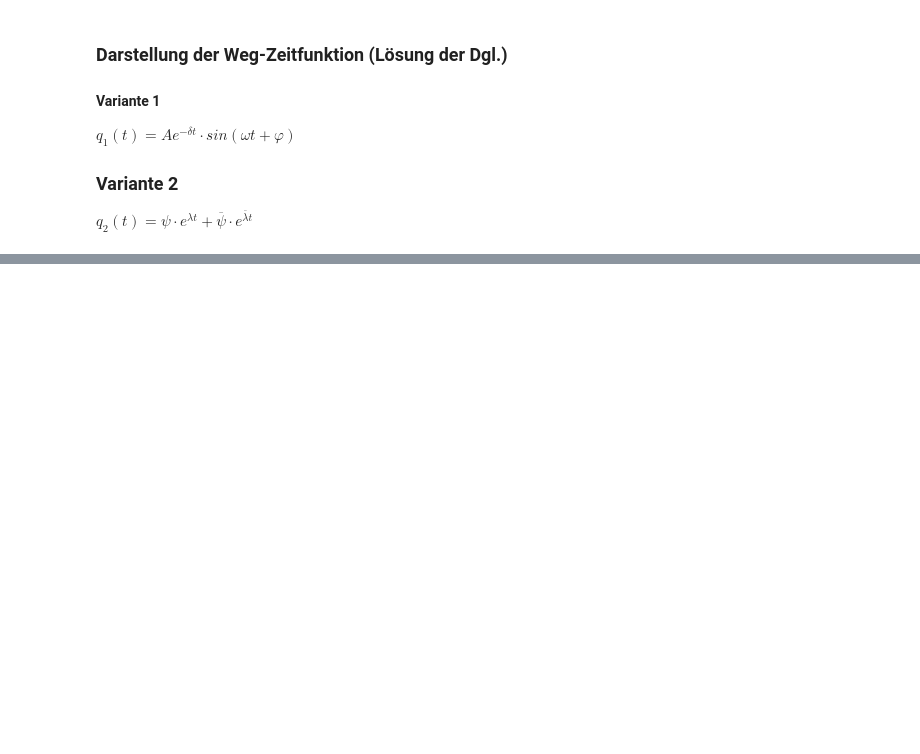
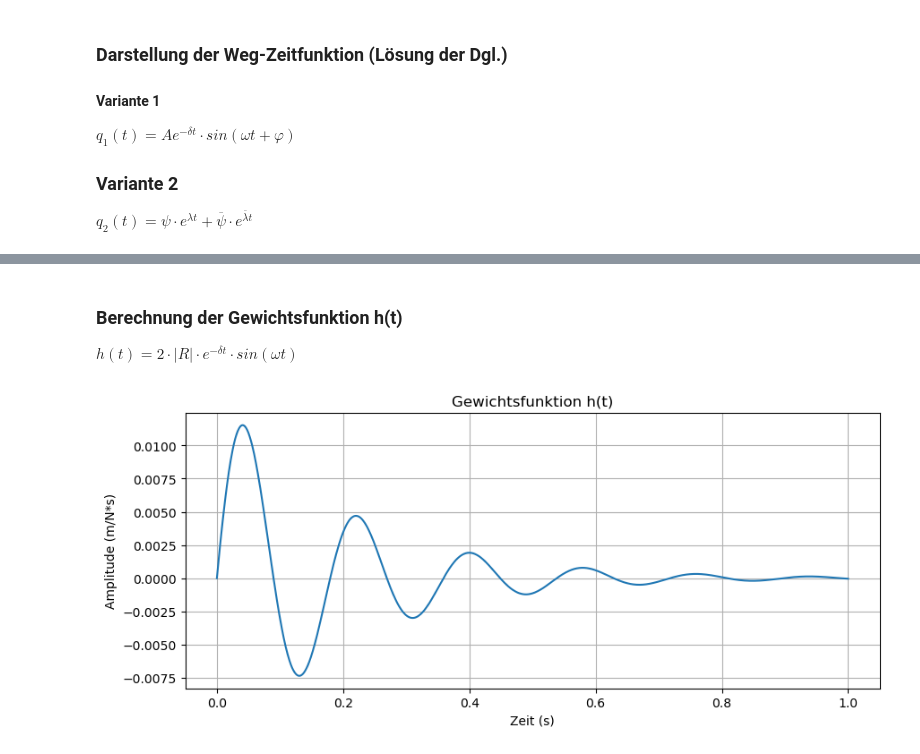
Before and after one commit to Feinmechaniker/Modalanalysis, a Jupyter notebook: SDOF/SDOF.ipynb, the cells around one changed output, grey strips where cells are left out. Cells and saved outputs as stored; diff of their text form; code cells hidden in the pictures; blank space fills up the shorter version.

Commit message:
Gewichtsfunktion

```diff
--- a/SDOF/SDOF.ipynb
+++ b/SDOF/SDOF.ipynb
@@ -294,3 +290,20 @@ plt.show()
+# %% [markdown]
+### Berechnung der Gewichtsfunktion h(t)
+$ h\left ( t \right )=2\cdot \left | R \right |\cdot e^{- \delta t}\cdot sin\left ( \omega t \right ) $
+# %%
+# Berechnung der Gewichtsfunktion
+h = 2 * np.abs(res) * np.exp(- delta * t) * np.sin(w * t)
+
+# Darstellung der Gewichtsfunktion
+plt.figure(figsize=(10, 4))
+plt.plot(t, h, marker=' ', linestyle='-')
+plt.xlabel('Zeit (s)')
+plt.ylabel('Amplitude (m/N*s)')
+plt.title('Gewichtsfunktion h(t)')
+plt.grid(True)
+plt.show()
+# %% [output]
+[figure, added]
 # %%
 # Zeichne die Ortskurve
 plt.figure(figsize=(6, 6))
```
Also changed, not shown: parts of 11 cells of this notebook, 4 other files.
